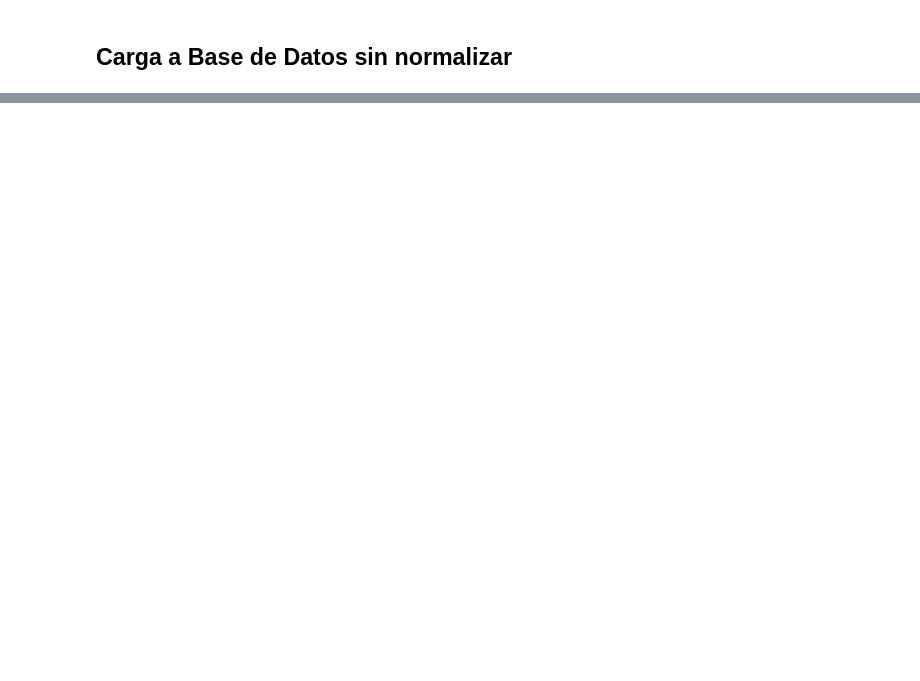
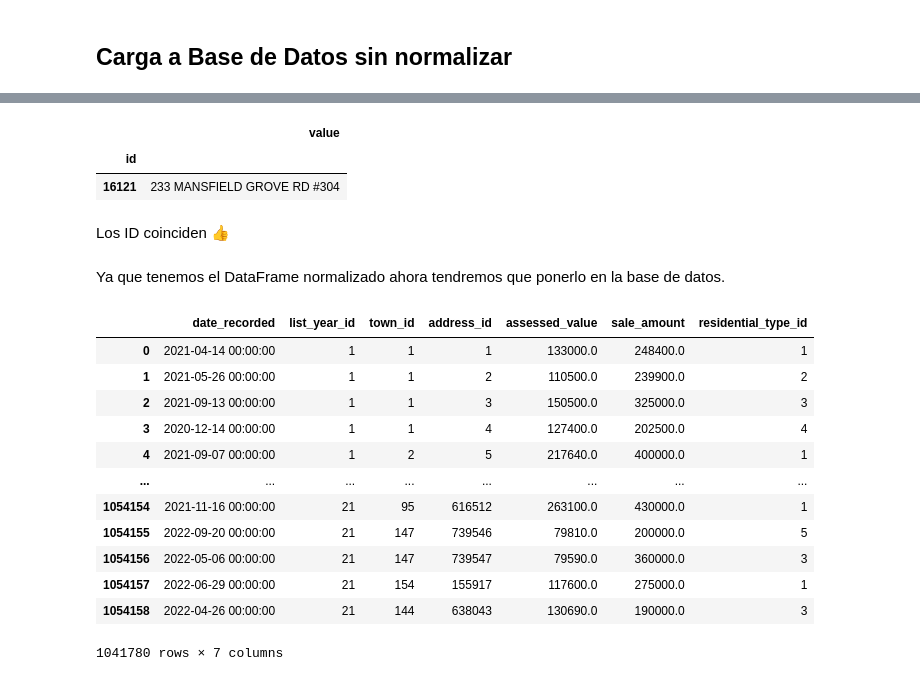
Before and after one commit to maxogod/ETL, a Jupyter notebook: BDD_TP.ipynb, the cells around one changed output, grey strips where cells are left out. Drawn from its saved outputs; the diff is of its cells as text; code cells hidden in the pictures; blank space fills up the shorter version.

```diff
--- a/BDD_TP.ipynb
+++ b/BDD_TP.ipynb
@@ -493,0 +621,8 @@ un estado consistente.
+# %%
+foreign_towns = convertir_en_df(town_data)
+foreign_address = convertir_en_df(address_data)
+foreign_list_year = convertir_en_df(list_year_data)
+foreign_residential_type = convertir_en_df(residential_type_data)
+
+# muestro el formato en el que se dejaron los datos
+foreign_towns
@@ -493,0 +644,26 @@ un estado consistente.
+# %%
+def aplicar_foreign_keys(ds):
+    normalized = ds.copy()
+
+    # Creamos mapa de valor a indices
+    town_map = foreign_towns['value'].to_dict()
+    town_map = {v: k for k, v in town_map.items()}
+
+    address_map = foreign_address['value'].to_dict()
+    address_map = {v: k for k, v in address_map.items()}
+
+    list_year_map = foreign_list_year['value'].to_dict()
+    list_year_map = {v: k for k, v in list_year_map.items()}
+
+    residential_type_map = foreign_residential_type['value'].to_dict()
+    residential_type_map = {v: k for k, v in residential_type_map.items()}
+
+    # Replace values with their corresponding indices
+    normalized['town'] = normalized['town'].map(town_map)
+    normalized['address'] = normalized['address'].map(address_map)
+    normalized['list_year'] = normalized['list_year'].map(list_year_map)
+    normalized['residential_type'] = normalized['residential_type'].map(residential_type_map)
+
+    return normalized
+
+df_normalizado = aplicar_foreign_keys(df)
@@ -493,0 +696,32 @@ un estado consistente.
+# %%
+# busco su address en la tabla de address
+foreign_address[foreign_address['value'] == '233 MANSFIELD GROVE RD #304']
+# %% [output]
+|  | value |
+| id |  |
+| 16121 | 233 MANSFIELD GROVE RD #304 |
+# %% [markdown]
+Los ID coinciden 👍
+# %% [markdown]
+Ya que tenemos el DataFrame normalizado ahora tendremos que ponerlo en la base de datos.
+# %%
+df_normalizado.rename(columns={'town': 'town_id'}, inplace=True)
+df_normalizado.rename(columns={'address': 'address_id'}, inplace=True)
+df_normalizado.rename(columns={'list_year': 'list_year_id'}, inplace=True)
+df_normalizado.rename(columns={'residential_type': 'residential_type_id'}, inplace=True)
+# %%
+df_normalizado
+# %% [output]
+|  | date_recorded | list_year_id | town_id | address_id | assessed_value | sale_amount | residential_type_id |
+| 0 | 2021-04-14 00:00:00 | 1 | 1 | 1 | 133000.0 | 248400.0 | 1 |
+| 1 | 2021-05-26 00:00:00 | 1 | 1 | 2 | 110500.0 | 239900.0 | 2 |
+| 2 | 2021-09-13 00:00:00 | 1 | 1 | 3 | 150500.0 | 325000.0 | 3 |
+| 3 | 2020-12-14 00:00:00 | 1 | 1 | 4 | 127400.0 | 202500.0 | 4 |
+| 4 | 2021-09-07 00:00:00 | 1 | 2 | 5 | 217640.0 | 400000.0 | 1 |
+| ... | ... | ... | ... | ... | ... | ... | ... |
+| 1054154 | 2021-11-16 00:00:00 | 21 | 95 | 616512 | 263100.0 | 430000.0 | 1 |
+| 1054155 | 2022-09-20 00:00:00 | 21 | 147 | 739546 | 79810.0 | 200000.0 | 5 |
+| 1054156 | 2022-05-06 00:00:00 | 21 | 147 | 739547 | 79590.0 | 360000.0 | 3 |
+| 1054157 | 2022-06-29 00:00:00 | 21 | 154 | 155917 | 117600.0 | 275000.0 | 1 |
+| 1054158 | 2022-04-26 00:00:00 | 21 | 144 | 638043 | 130690.0 | 190000.0 | 3 |
+1041780 rows × 7 columns
```
Also changed, not shown: parts of 44 cells of this notebook.
